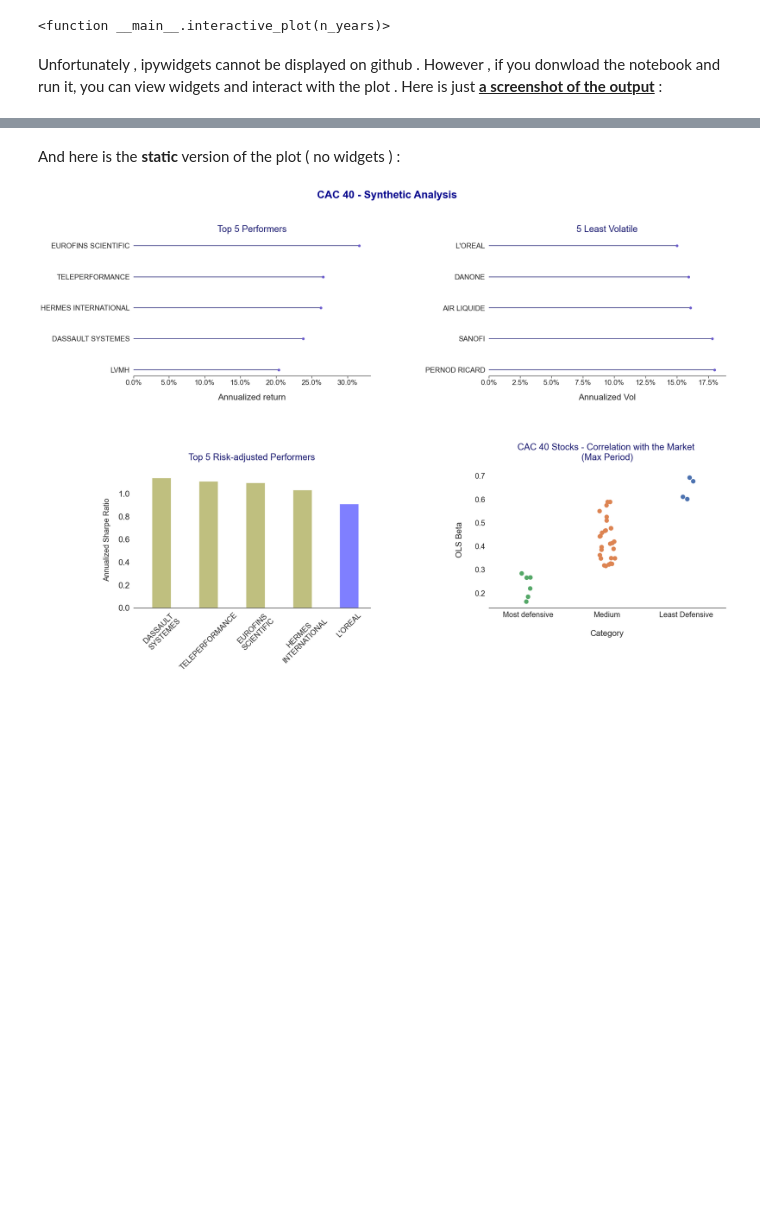
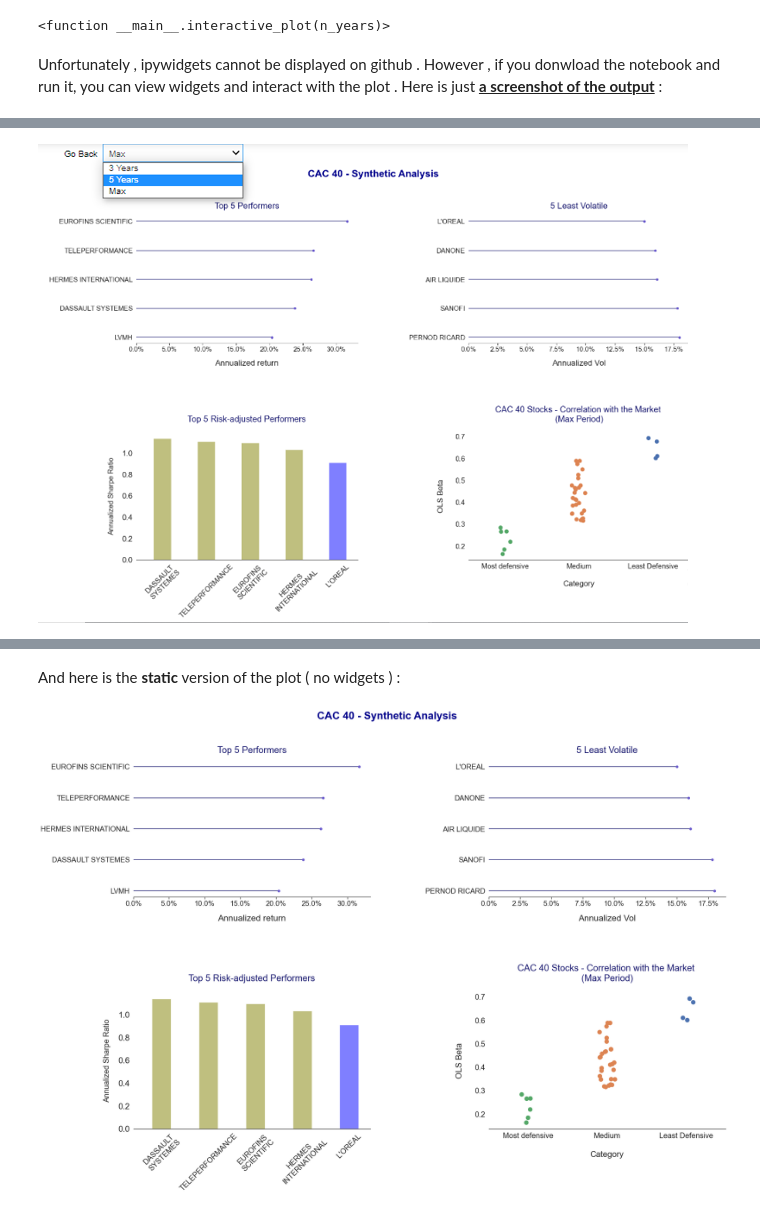
Before and after one commit to tasnimbenhamed/Python-Projects, a Jupyter notebook: Investment Management - CAC 40.ipynb, the cells around one changed output, grey strips where cells are left out. Saved outputs shown, nothing was run; the diff lists cells and outputs as text; code cells hidden in the pictures; blank space fills up the shorter version.

```diff
--- a/Investment Management - CAC 40.ipynb
+++ b/Investment Management - CAC 40.ipynb
@@ -550,6 +550,6 @@ If you're reading this message in another notebook frontend (for example, a stat
 # %% [markdown]
 Unfortunately , ipywidgets cannot be displayed on github . However , if you donwload the notebook and run it, you can view widgets and interact with the plot . Here is just <b><u>a screenshot of the output</u></b>  :
 # %%
-from IPython.display import HTML, display
-display(HTML("<table><tr><td><img  src='widgets screenshot1.png'></td></tr></table>"))
+from IPython.display import display,Image
+display(Image(filename='widgets screenshot1.png'))
 # %% [output]
@@ -556,0 +556 @@ display(HTML("<table><tr><td><img  src='widgets screenshot1.png'></td></tr></tab
+[figure, added]
```
Also changed, not shown: parts of 5 cells of this notebook.
